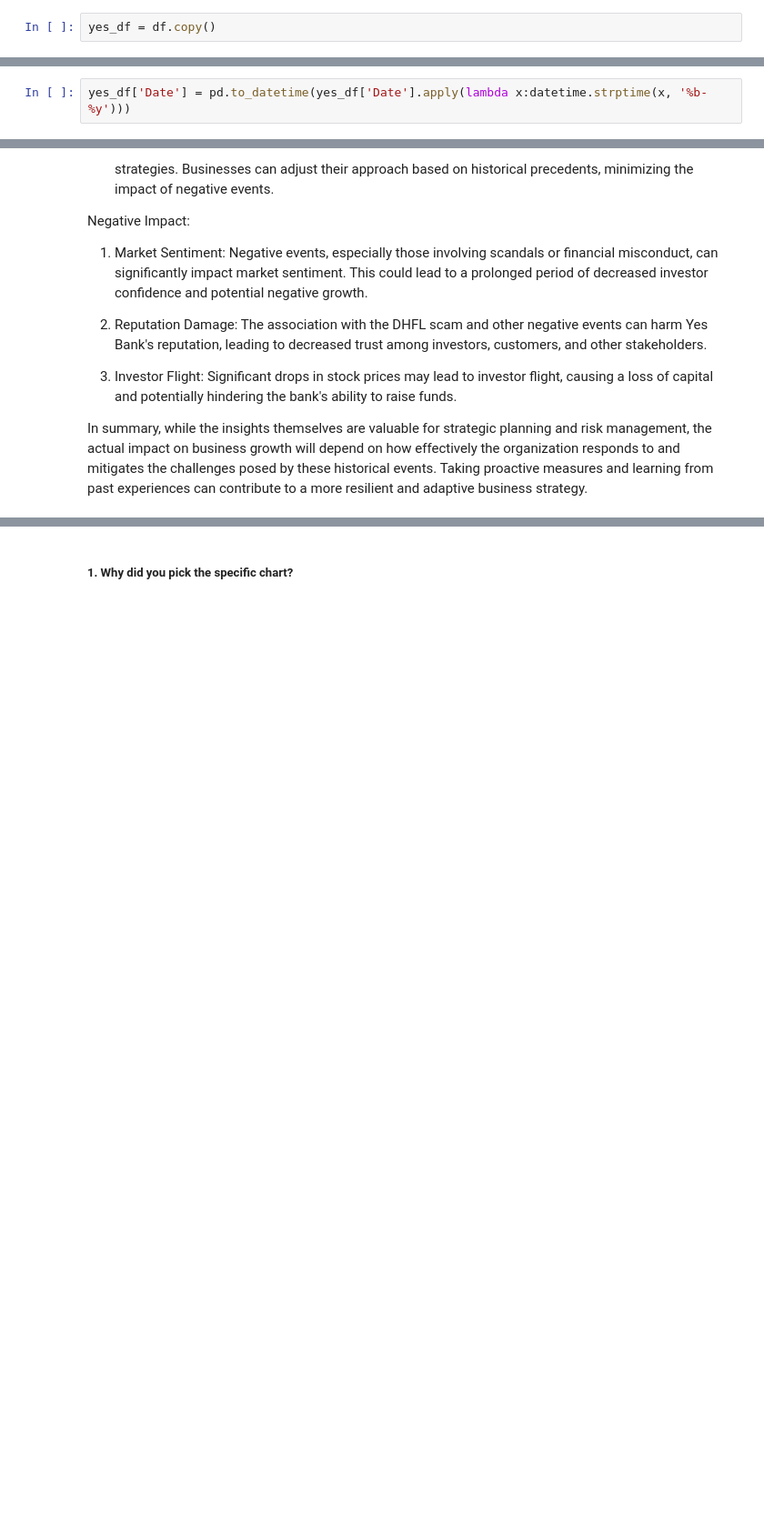
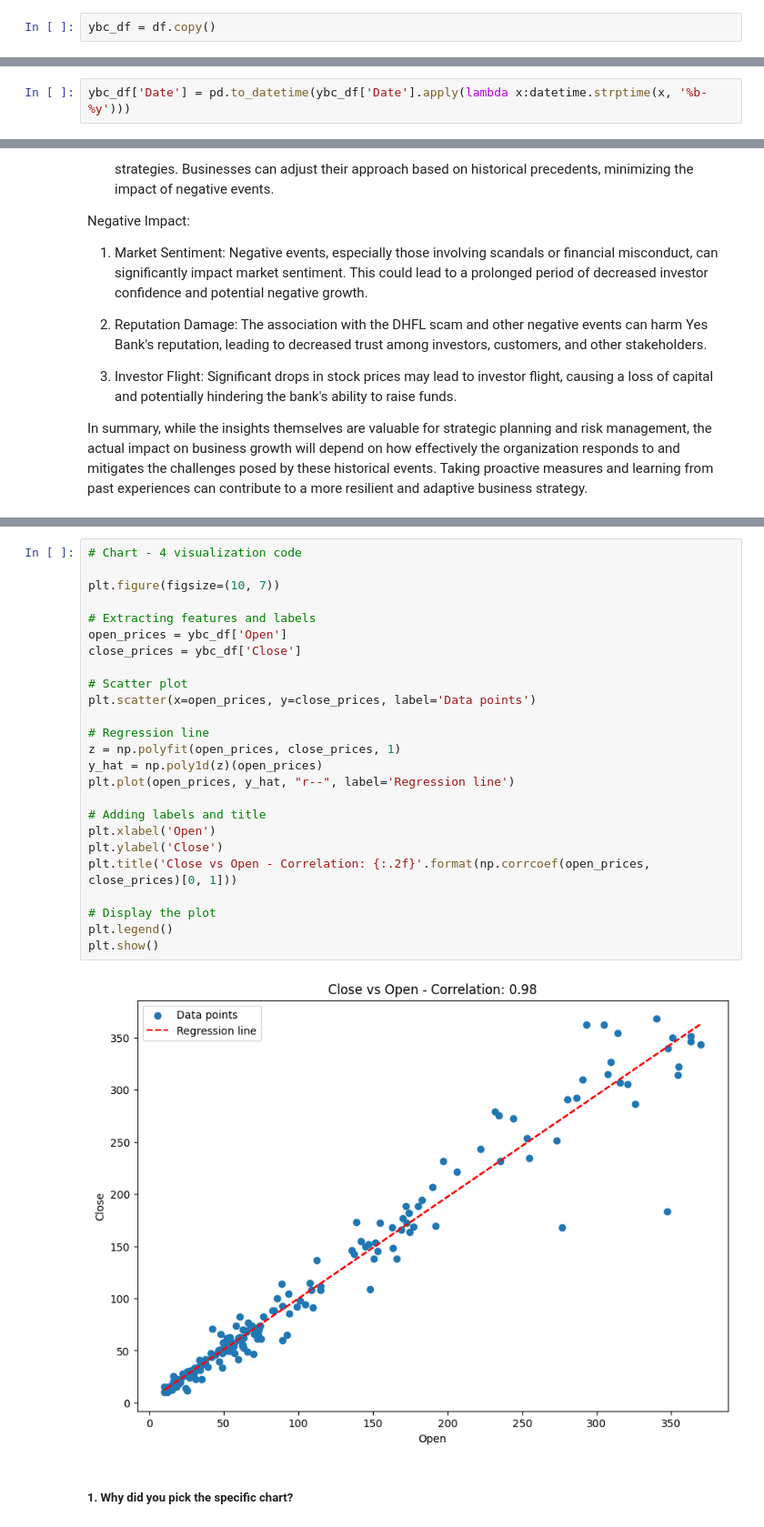
Before and after one commit to Priyankamishra2098/regression, a Jupyter notebook: Regression.ipynb, the cells around one changed output, grey strips where cells are left out. Shown at 91% size. Cells and saved outputs as stored; diff of their text form; blank space fills up the shorter version.

```diff
--- a/Regression.ipynb
+++ b/Regression.ipynb
@@ -142,5 +142,5 @@ Unique values for Date: ['Jul-05' 'Aug-05' 'Sep-05' 'Oct-05' 'Nov-05' 'Dec-05' '
 # %% [markdown]
 ## 3. ***Data Wrangling***
 # %%
-yes_df = df.copy()
+ybc_df = df.copy()
 # %%
@@ -153,5 +153,5 @@ yes_df.head()
 | 3 | Oct-05 | 13.20 | 14.47 | 12.40 | 12.99 |
 | 4 | Nov-05 | 13.35 | 13.88 | 12.88 | 13.41 |
 # %%
-yes_df['Date'] = pd.to_datetime(yes_df['Date'].apply(lambda x:datetime.strptime(x, '%b-%y')))
+ybc_df['Date'] = pd.to_datetime(ybc_df['Date'].apply(lambda x:datetime.strptime(x, '%b-%y')))
 # %%
@@ -339,2 +337,29 @@ In summary, while the insights themselves are valuable for strategic planning an
+# %%
+# Chart - 4 visualization code
+
+plt.figure(figsize=(10, 7))
+
+# Extracting features and labels
+open_prices = ybc_df['Open']
+close_prices = ybc_df['Close']
+
+# Scatter plot
+plt.scatter(x=open_prices, y=close_prices, label='Data points')
+
+# Regression line
+z = np.polyfit(open_prices, close_prices, 1)
+y_hat = np.poly1d(z)(open_prices)
+plt.plot(open_prices, y_hat, "r--", label='Regression line')
+
+# Adding labels and title
+plt.xlabel('Open')
+plt.ylabel('Close')
+plt.title('Close vs Open - Correlation: {:.2f}'.format(np.corrcoef(open_prices, close_prices)[0, 1]))
+
+# Display the plot
+plt.legend()
+plt.show()
+# %% [output]
+[figure, added]
 # %% [markdown]
 ##### 1. Why did you pick the specific chart?
```
Also changed, not shown: parts of 208 cells of this notebook.
